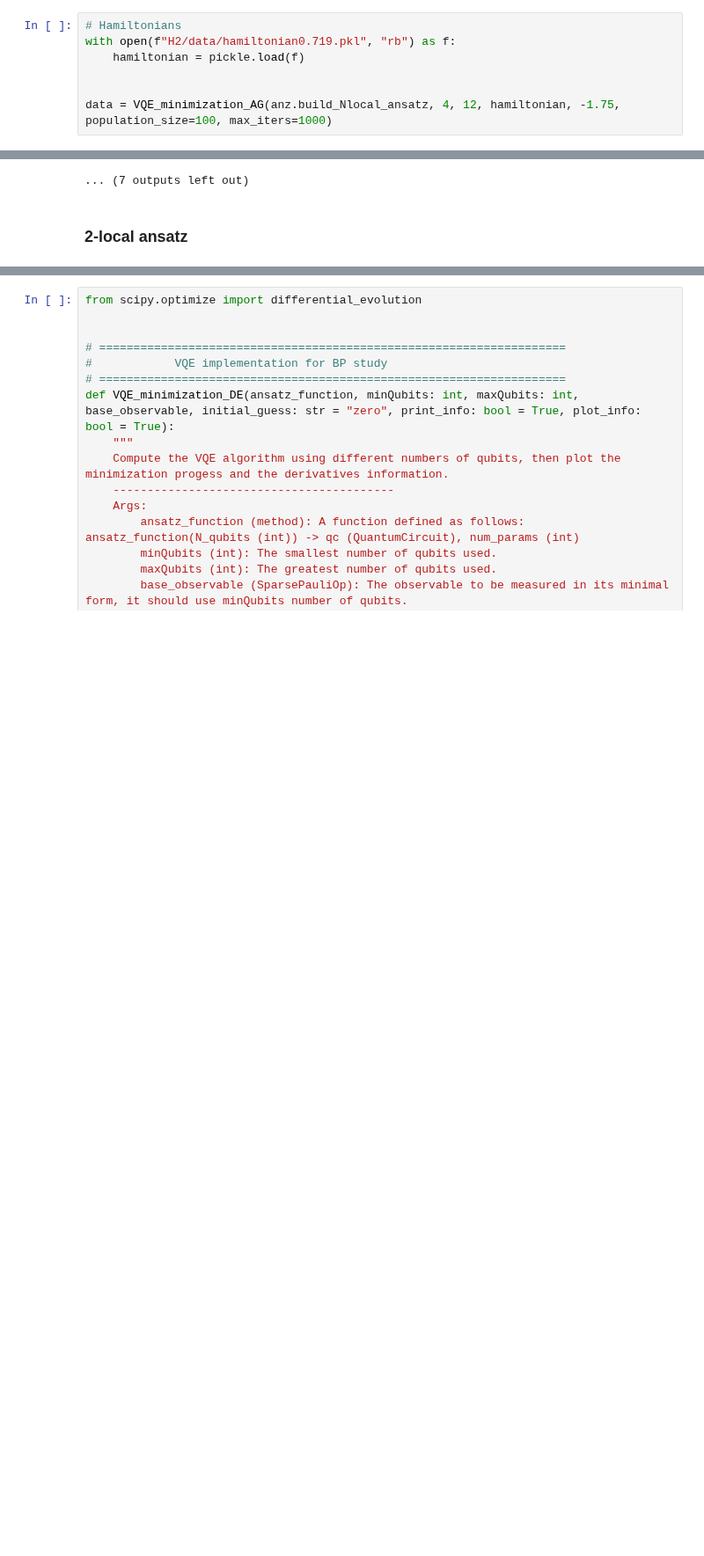
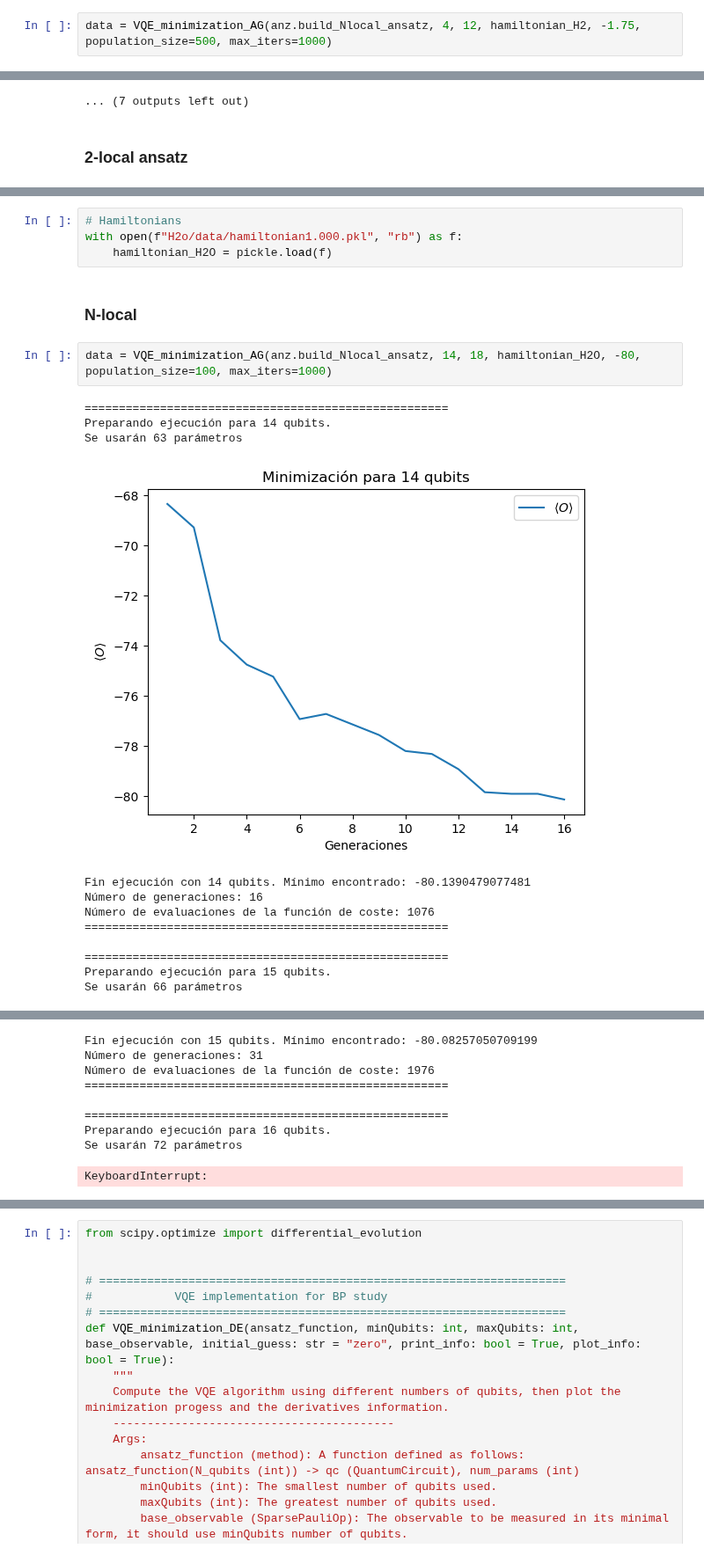
Before and after one commit to JLSM02/QML-Avoiding-BP, a Jupyter notebook: notebooks/VQE/AG_DE.ipynb, the cells around one changed output, grey strips where cells are left out. Shown at 88% size. Cells and saved outputs as stored; diff of their text form; blank space fills up the shorter version.

```diff
--- a/notebooks/VQE/AG_DE.ipynb
+++ b/notebooks/VQE/AG_DE.ipynb
@@ -183,10 +192,5 @@ def VQE_minimization_AG(ansatz_function, minQubits: int, maxQubits: int, base_ob
 # %%
-# Hamiltonians
-with open(f"H2/data/hamiltonian0.719.pkl", "rb") as f:
-    hamiltonian = pickle.load(f)
-
-
-data = VQE_minimization_AG(anz.build_Nlocal_ansatz, 4, 12, hamiltonian, -1.75, population_size=100, max_iters=1000)
+data = VQE_minimization_AG(anz.build_Nlocal_ansatz, 4, 12, hamiltonian_H2, -1.75, population_size=500, max_iters=1000)
 # %% [output]
 =====================================================
 Preparando ejecución para 4 qubits.
@@ -275,0 +302,21 @@ Se usarán 18 parámetros
+# %%
+# Hamiltonians
+with open(f"H2o/data/hamiltonian1.000.pkl", "rb") as f:
+    hamiltonian_H2O = pickle.load(f)
+# %% [markdown]
+### N-local
+# %%
+data = VQE_minimization_AG(anz.build_Nlocal_ansatz, 14, 18, hamiltonian_H2O, -80, population_size=100, max_iters=1000)
+# %% [output]
+=====================================================
+Preparando ejecución para 14 qubits.
+Se usarán 63 parámetros
+[figure, added]
+Fin ejecución con 14 qubits. Mínimo encontrado: -80.1390479077481
+Número de generaciones: 16
+Número de evaluaciones de la función de coste: 1076
+=====================================================
+
+=====================================================
+Preparando ejecución para 15 qubits.
+Se usarán 66 parámetros
@@ -275,0 +324,9 @@ Se usarán 18 parámetros
+Fin ejecución con 15 qubits. Mínimo encontrado: -80.08257050709199
+Número de generaciones: 31
+Número de evaluaciones de la función de coste: 1976
+=====================================================
+
+=====================================================
+Preparando ejecución para 16 qubits.
+Se usarán 72 parámetros
+KeyboardInterrupt:
```
Also changed, not shown: parts of 11 cells of this notebook, 3 other files.
